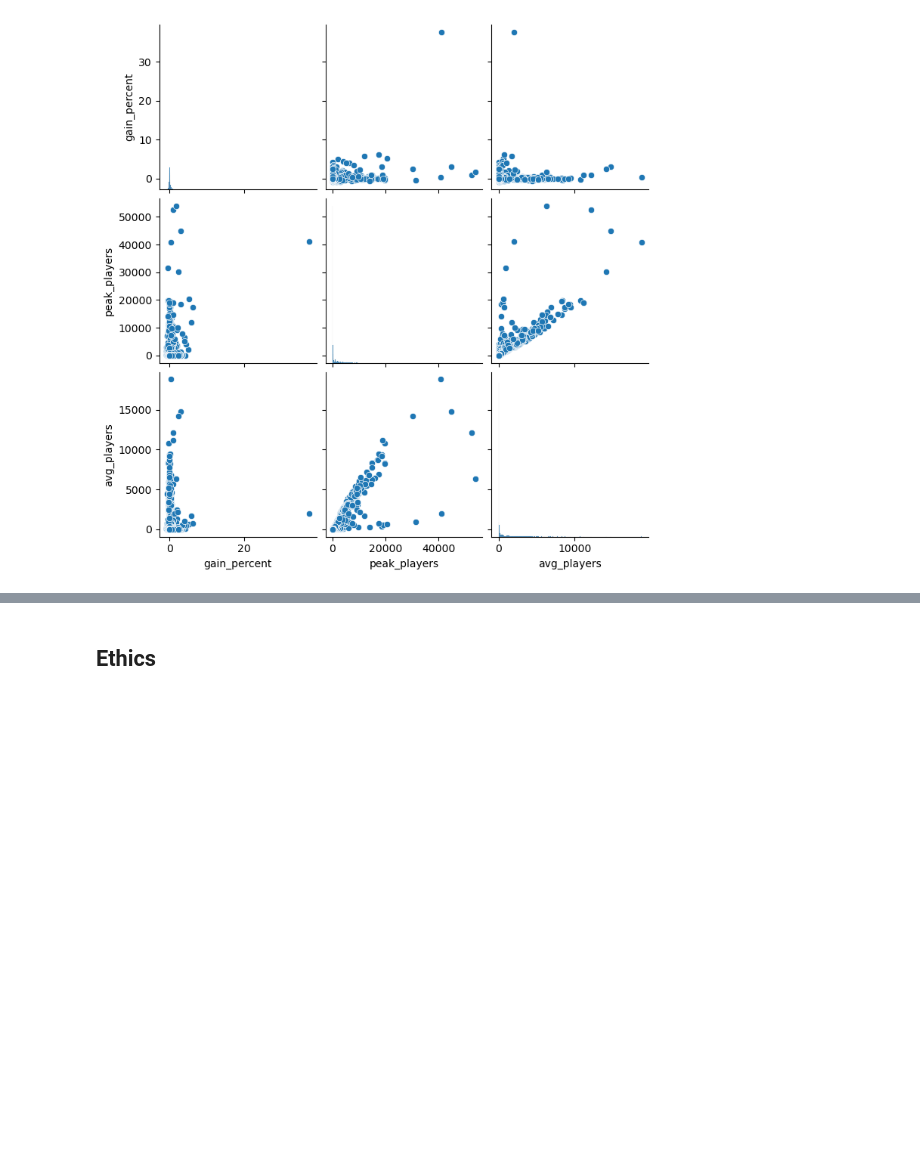
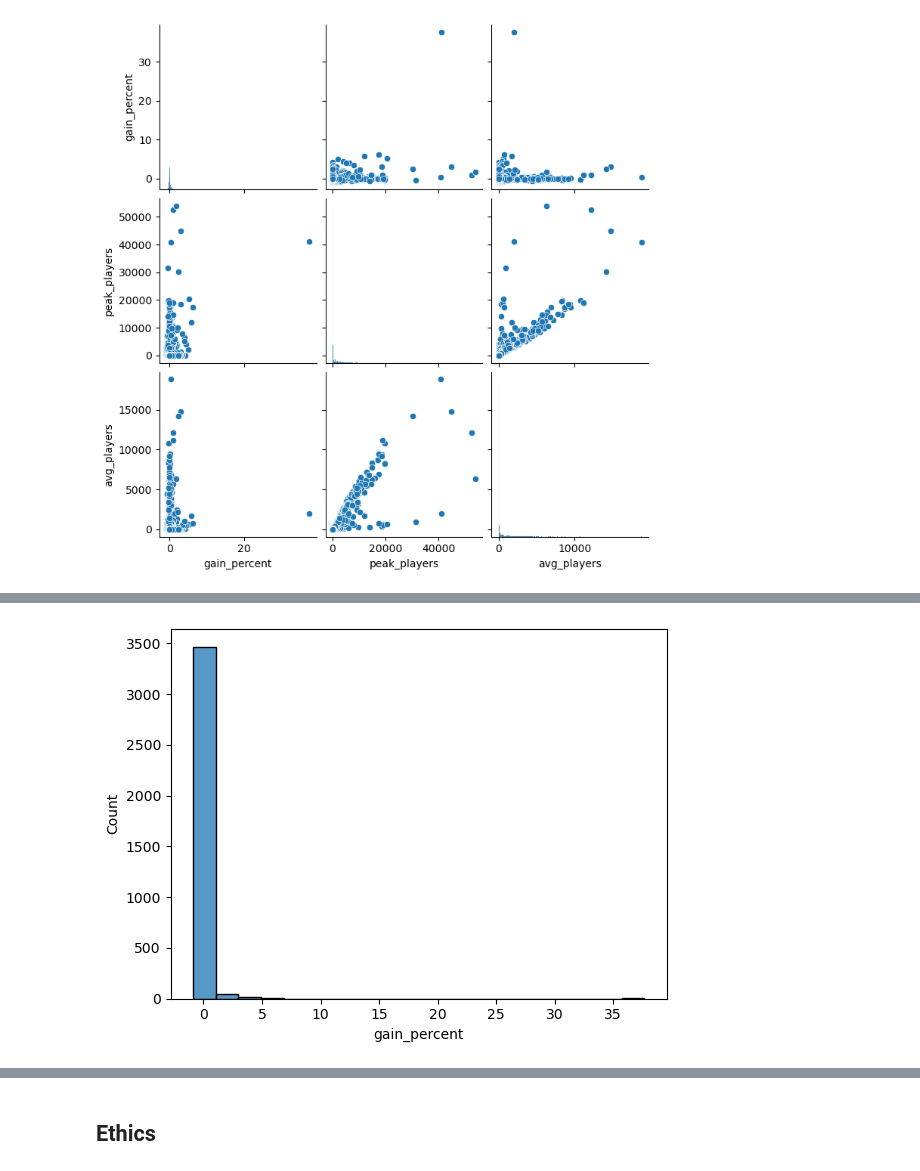
Before and after one commit to COGS108/Group107_WI26, a Jupyter notebook: 02-EDACheckpoint.ipynb, the cells around one changed output, grey strips where cells are left out. Saved outputs shown, nothing was run; the diff lists cells and outputs as text; code cells hidden in the pictures; blank space fills up the shorter version.

```diff
--- a/02-EDACheckpoint.ipynb
+++ b/02-EDACheckpoint.ipynb
@@ -186,0 +343,4 @@ Some more words and stuff.  Remember notebooks work best if you interleave the c
+# %%
+gain_percent_hist = sns.histplot(data=num_df_20,x='gain_percent',bins=20)
+# %% [output]
+[figure, added]
```
Also changed, not shown: parts of 20 cells of this notebook.
